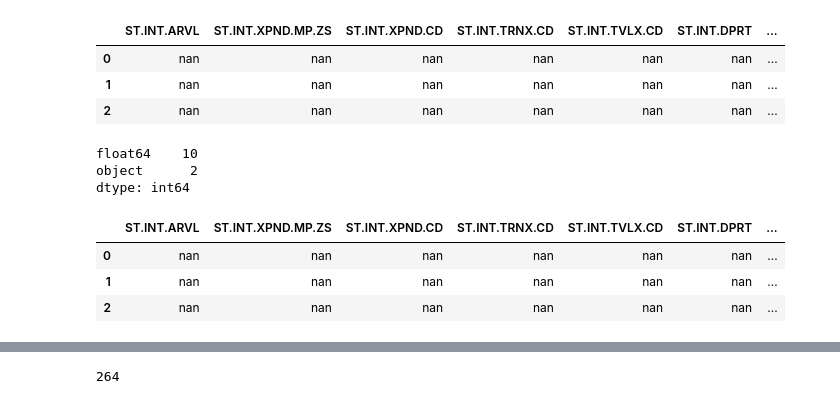
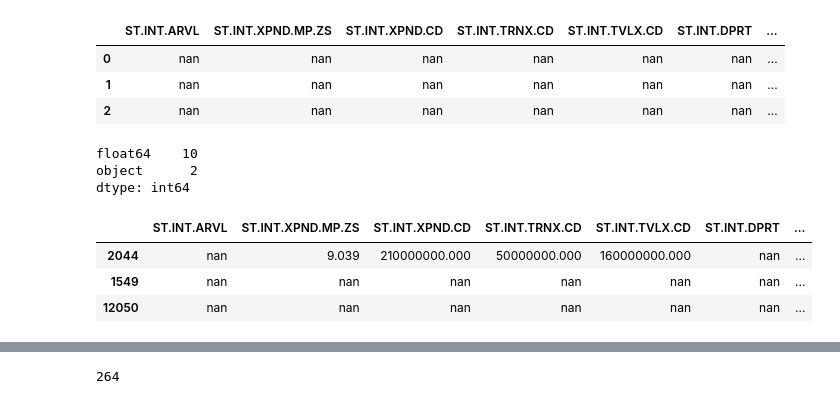
Before and after one commit to noahbjohnson/senior-project, a Jupyter notebook: notebooks/0.ipynb, the cells around one changed output, grey strips where cells are left out. Cells and saved outputs as stored; diff of their text form; code cells hidden in the pictures.

```diff
--- a/notebooks/0.ipynb
+++ b/notebooks/0.ipynb
@@ -11,7 +11,7 @@ pd.set_option('display.float_format', lambda x: '%.3f' % x)
 # %% [markdown]
 ## World Development Indicators
 # %%
-wdi = pd.read_excel("../data/Tourism/WDI/Data_Extract_From_World_Development_Indicators.xlsx")
+wdi = pd.read_excel("../data/external/Tourism/WDI/Data_Extract_From_World_Development_Indicators.xlsx")
 # %%
 wdi.head(3)
 # %% [output]
@@ -37,7 +37,7 @@ wdi.tail(3)
 3 rows × 63 columns
 # %%
 # nan is not a valid series code, so we should remove those rows
-wdi = wdi.dropna(subset=['Series Code', 'Country Code'])
+wdi.dropna(subset=['Series Code', 'Country Code'], inplace=True)
 # %%
 wdi.tail(3)
 # %% [output]
@@ -109,8 +117,10 @@ wdi_clean.head(3)
 wdi_clean[wdi_clean.columns[:-2]] = wdi_clean[wdi_clean.columns[:-2]].astype(float)
-# %%
-wdi_clean.get_dtype_counts()
-# %% [output]
-float64    10
-object      2
-dtype: int64
+# %%
+""" Check the dtypes of the dataframe
+"""
+wdi_clean.get_dtype_counts()
+# %% [output]
+float64    10
+object      2
+dtype: int64
 # %%
@@ -118,9 +129,11 @@ dtype: int64
 wdi_clean["Year"] = wdi_clean["Year"].apply(lambda x: re.match(r'^\d*',x)[0]).astype(int)
-# %%
-wdi_clean.head(3)
-# %% [output]
-|  | ST.INT.ARVL | ST.INT.XPND.MP.ZS | ST.INT.XPND.CD | ST.INT.TRNX.CD | ST.INT.TVLX.CD | ST.INT.DPRT | ... |
-| 0 | nan | nan | nan | nan | nan | nan | ... |
-| 1 | nan | nan | nan | nan | nan | nan | ... |
-| 2 | nan | nan | nan | nan | nan | nan | ... |
+# %%
+""" Check year values
+"""
+wdi_clean.sample(3)
+# %% [output]
+|  | ST.INT.ARVL | ST.INT.XPND.MP.ZS | ST.INT.XPND.CD | ST.INT.TRNX.CD | ST.INT.TVLX.CD | ST.INT.DPRT | ... |
+| 2044 | nan | 9.039 | 210000000.000 | 50000000.000 | 160000000.000 | nan | ... |
+| 1549 | nan | nan | nan | nan | nan | nan | ... |
+| 12050 | nan | nan | nan | nan | nan | nan | ... |
 # %%
```
Also changed, not shown: parts of 31 cells of this notebook, 2 other files.
